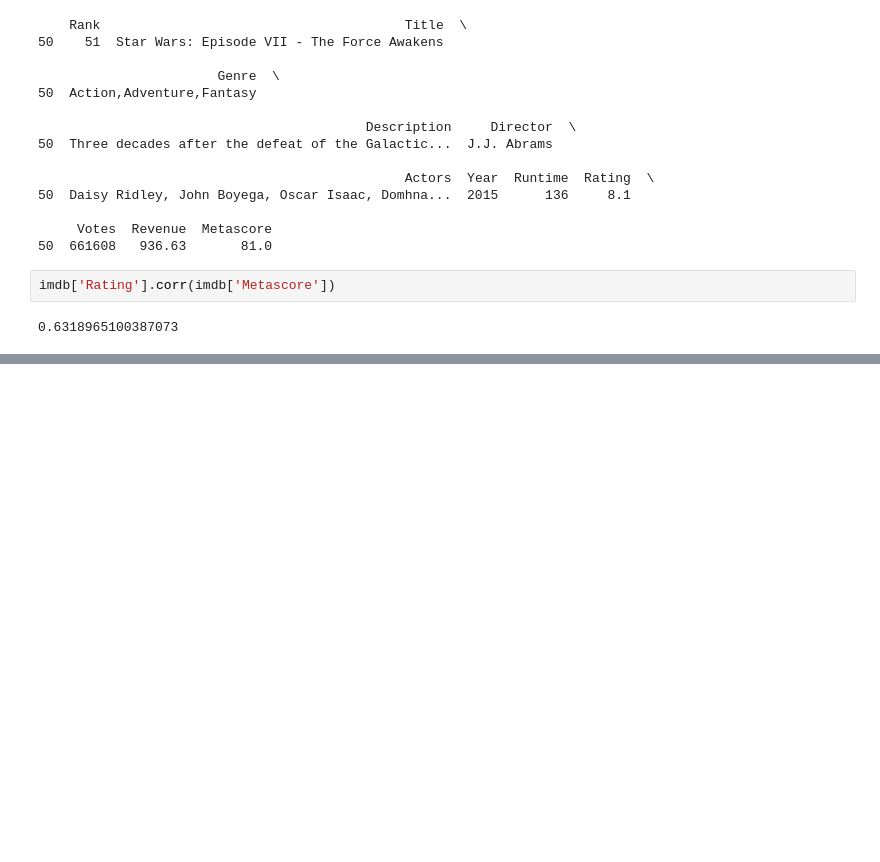
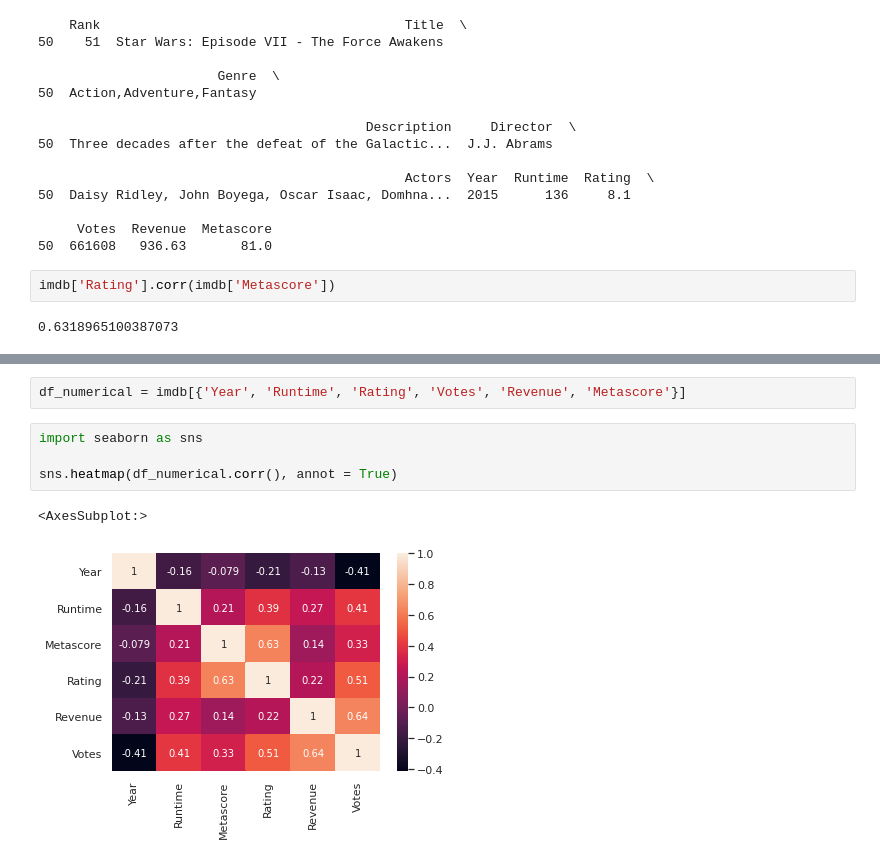
Before and after one commit to Christian-Kohl/imdbDataset, a Jupyter notebook: IMDB Exploratory Analysis.ipynb, the cells around one changed output, grey strips where cells are left out. Drawn from its saved outputs; the diff is of its cells as text; blank space fills up the shorter version.

Commit message:
Added numerical corelations

```diff
--- a/IMDB Exploratory Analysis.ipynb
+++ b/IMDB Exploratory Analysis.ipynb
@@ -90,0 +91,9 @@ Metascore: 0.14239688118317415
+# %%
+df_numerical = imdb[{'Year', 'Runtime', 'Rating', 'Votes', 'Revenue', 'Metascore'}]
+# %%
+import seaborn as sns
+
+sns.heatmap(df_numerical.corr(), annot = True)
+# %% [output]
+<AxesSubplot:>
+[figure, added]
```
Also changed, not shown: parts of 3 cells of this notebook.
